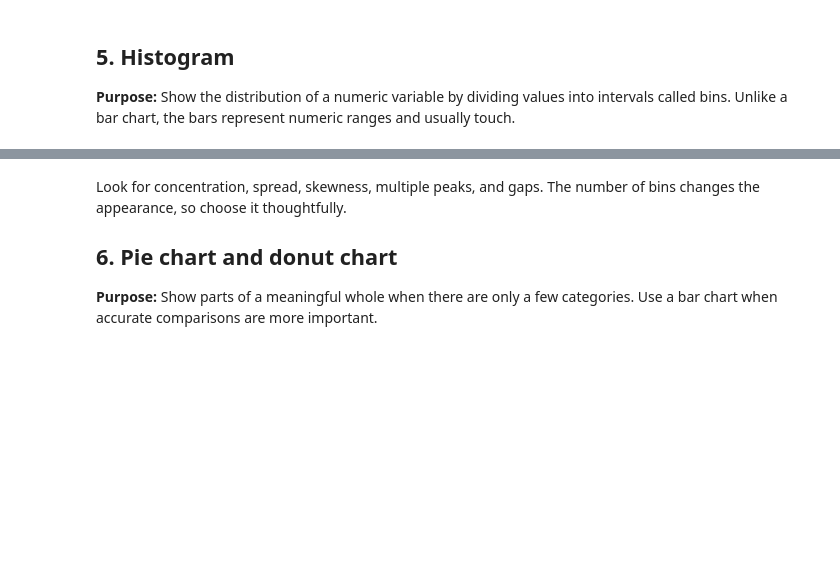
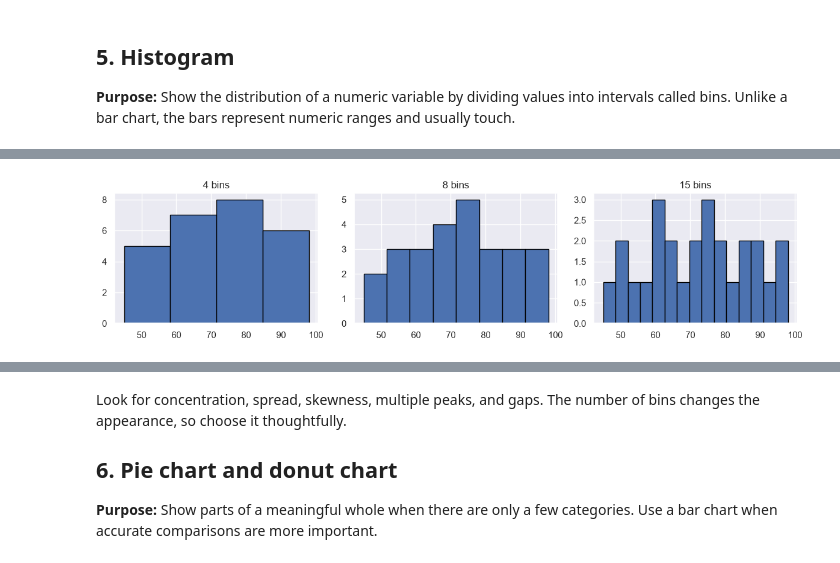
Before and after one commit to Bilalnadeem-DEV/python-advance, a Jupyter notebook: EDA/Data_Visualization_Matplotlib_Seaborn_Plotly.ipynb, the cells around one changed output, grey strips where cells are left out. Drawn from its saved outputs; the diff is of its cells as text; code cells hidden in the pictures; blank space fills up the shorter version.

Commit message:
EDA - Graphs

```diff
--- a/EDA/Data_Visualization_Matplotlib_Seaborn_Plotly.ipynb
+++ b/EDA/Data_Visualization_Matplotlib_Seaborn_Plotly.ipynb
@@ -131,7 +180,20 @@ plt.show()
 # %%
+
 fig, axes = plt.subplots(1, 3, figsize=(12, 3))
-for ax, bins in zip(axes, [4, 8, 15]):
-    ax.hist(marks, bins=bins, edgecolor="black")
-    ax.set_title(f"{bins} bins")
+
+# First subplot: 4 bins
+axes[0].hist(marks, bins=4, edgecolor="black")
+axes[0].set_title("4 bins")
+
+# Second subplot: 8 bins
+axes[1].hist(marks, bins=8, edgecolor="black")
+axes[1].set_title("8 bins")
+
+# Third subplot: 15 bins
+axes[2].hist(marks, bins=15, edgecolor="black")
+axes[2].set_title("15 bins")
+
 plt.tight_layout()
 plt.show()
+# %% [output]
+[figure, added]
```
Also changed, not shown: parts of 10 cells of this notebook, 2 other files.
